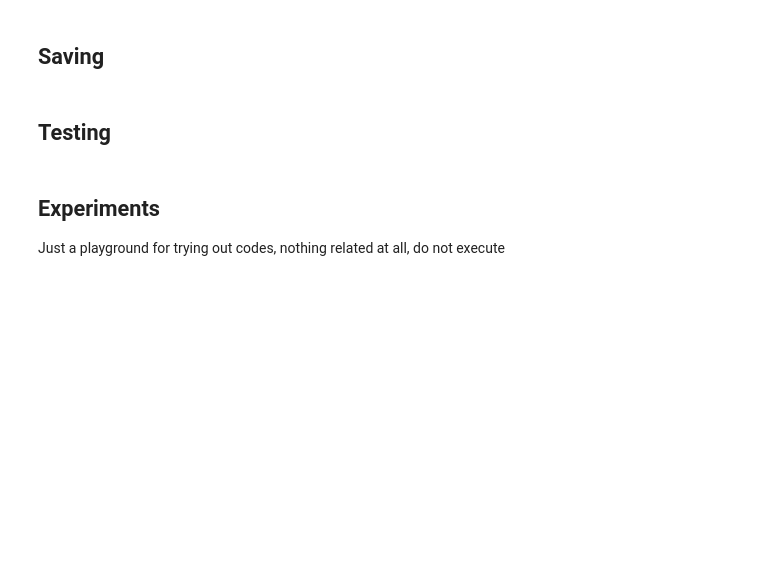
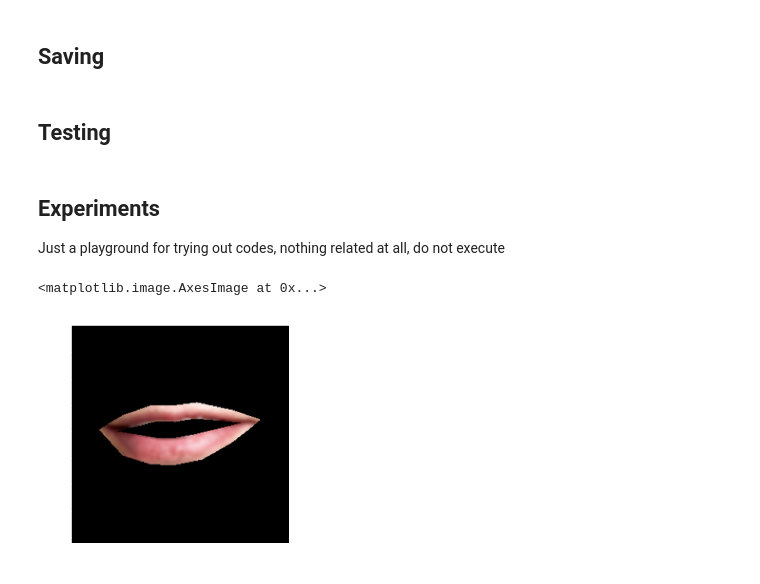
Before and after one commit to comtalyst/generative-facial-cosmetics, a Jupyter notebook: model_engineering/main.ipynb, the cells around one changed output. Drawn from its saved outputs; the diff is of its cells as text; code cells hidden in the pictures; blank space fills up the shorter version.

```diff
--- a/model_engineering/main.ipynb
+++ b/model_engineering/main.ipynb
@@ -128,19 +128,22 @@ Just a playground for trying out codes, nothing related at all, do not execute
 # %%
 ### just code testing
 
 import tensorflow as tf
 import numpy as np
 from matplotlib import pyplot as plt
 import os
 from PIL import Image
 %matplotlib inline
 
-fbytes = tf.io.read_file('avatar.png')
+fbytes = tf.io.read_file('samples\\musk_lips_cropped.png')
 image = tf.image.decode_png(fbytes, channels=4)
 max_resize = 0.5
 random_scale = max_resize + np.random.rand()*(1 - max_resize)
 image = tf.image.central_crop(image, random_scale)
 image = Image.fromarray(image.numpy())
 image = image.resize((206, 206))
 image = tf.convert_to_tensor(np.array(image))
 plt.imshow(image)
+# %% [output]
+<matplotlib.image.AxesImage at 0x...>
+[figure, added]
```
Also changed, not shown: parts of 1 cell of this notebook, 1 other file.
